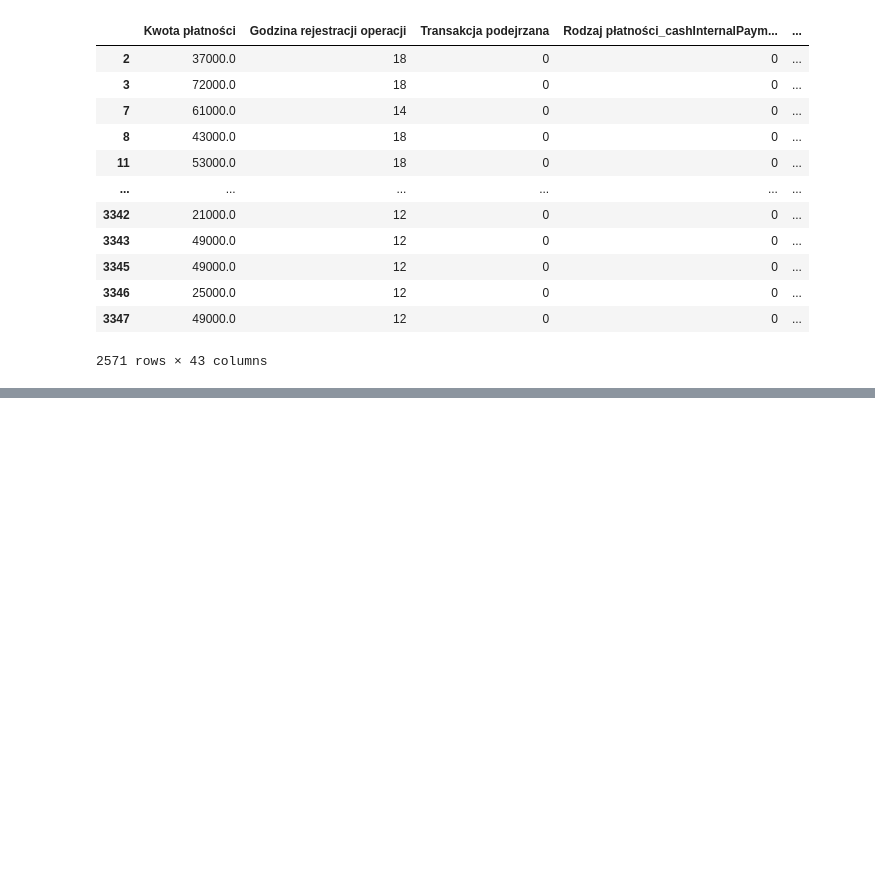
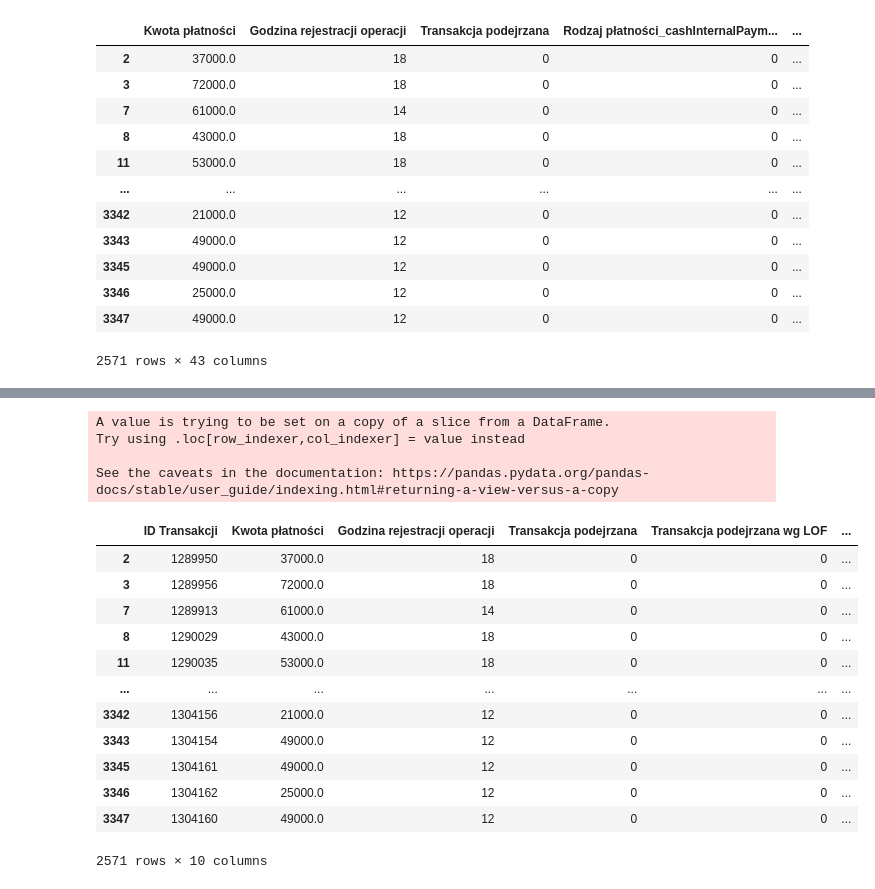
Before and after one commit to glinkapiotr/Asseco_Innovation, a Jupyter notebook: CodePlay_2020_SDS_data_API.ipynb, the cells around one changed output, grey strips where cells are left out. Saved outputs shown, nothing was run; the diff lists cells and outputs as text; code cells hidden in the pictures; blank space fills up the shorter version.

```diff
--- a/CodePlay_2020_SDS_data_API.ipynb
+++ b/CodePlay_2020_SDS_data_API.ipynb
@@ -1572,0 +1575,5 @@ kodowany_DF
+# %%
+#tworzenie finalnego dataframe
+final_DF = kodowany_DF
+clean_DF = clean_DF[clean_DF['Kwota płatności'] >0 ]
+final_DF['ID Transakcji'] = clean_DF['Id transakcji']
@@ -1572,0 +1594,23 @@ kodowany_DF
+# %%
+final_DF['Suma podejrzeń']=final_DF['Transakcja podejrzana'] + final_DF['Transakcja podejrzana wg LOF'] + final_DF['Transakcja podejrzana wg IF'] + final_DF['Transakcja podejrzana wg XGBClassifier'] + final_DF['Transakcja podejrzana wg RandomForest'] +final_DF['Transakcja podejrzana wg SVC']
+# %% [output]
+A value is trying to be set on a copy of a slice from a DataFrame.
+Try using .loc[row_indexer,col_indexer] = value instead
+
+See the caveats in the documentation: https://pandas.pydata.org/pandas-docs/stable/user_guide/indexing.html#returning-a-view-versus-a-copy
+# %%
+final_DF
+# %% [output]
+|  | ID Transakcji | Kwota płatności | Godzina rejestracji operacji | Transakcja podejrzana | Transakcja podejrzana wg LOF | ... |
+| 2 | 1289950 | 37000.0 | 18 | 0 | 0 | ... |
+| 3 | 1289956 | 72000.0 | 18 | 0 | 0 | ... |
+| 7 | 1289913 | 61000.0 | 14 | 0 | 0 | ... |
+| 8 | 1290029 | 43000.0 | 18 | 0 | 0 | ... |
+| 11 | 1290035 | 53000.0 | 18 | 0 | 0 | ... |
+| ... | ... | ... | ... | ... | ... | ... |
+| 3342 | 1304156 | 21000.0 | 12 | 0 | 0 | ... |
+| 3343 | 1304154 | 49000.0 | 12 | 0 | 0 | ... |
+| 3345 | 1304161 | 49000.0 | 12 | 0 | 0 | ... |
+| 3346 | 1304162 | 25000.0 | 12 | 0 | 0 | ... |
+| 3347 | 1304160 | 49000.0 | 12 | 0 | 0 | ... |
+2571 rows × 10 columns
```
Also changed, not shown: parts of 5 cells of this notebook.
